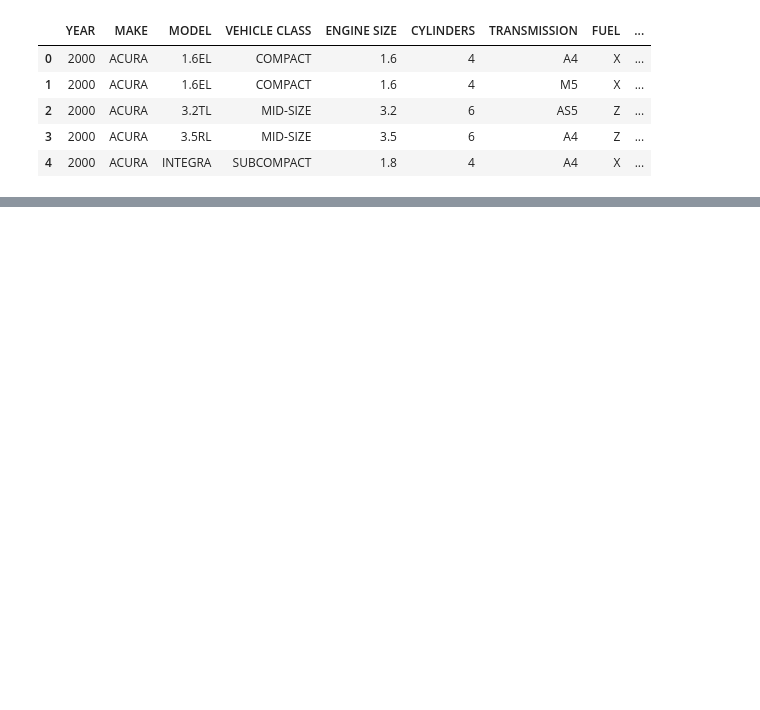
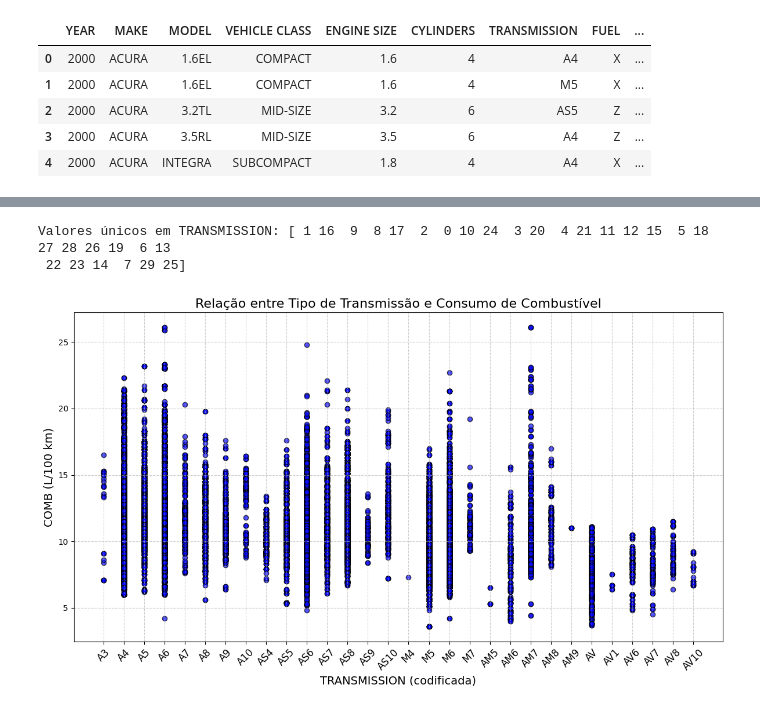
Before and after one commit to DanielFreitassc/projeto_final_ml, a Jupyter notebook: teste.ipynb, the cells around one changed output, grey strips where cells are left out. Cells and saved outputs as stored; diff of their text form; code cells hidden in the pictures; blank space fills up the shorter version.

```diff
--- a/teste.ipynb
+++ b/teste.ipynb
@@ -233,0 +279,29 @@ Melhor pontuação: 0.8726589133782372
+# %%
+transmission_mapping = {
+    'A3': 0, 'A4': 1, 'A5': 2, 'A6': 3, 'A7': 4, 'A8': 5, 'A9': 6, 'A10': 7,
+    'AS4': 8, 'AS5': 9, 'AS6': 10, 'AS7': 11, 'AS8': 12, 'AS9': 13, 'AS10': 14,
+    'M4': 15, 'M5': 16, 'M6': 17, 'M7': 18, 'AM5': 19, 'AM6': 20, 'AM7': 21,
+    'AM8': 22, 'AM9': 23, 'AV': 24, 'AV1': 25, 'AV6': 26, 'AV7': 27, 'AV8': 28, 'AV10': 29
+}
+
+if not fuel['TRANSMISSION'].apply(lambda x: isinstance(x, int)).all():
+    fuel['TRANSMISSION'] = fuel['TRANSMISSION'].map(transmission_mapping).fillna(-1)
+
+fuel['TRANSMISSION'] = fuel['TRANSMISSION'].astype(int)
+
+valores_unicos = fuel['TRANSMISSION'].unique()
+print("Valores únicos em TRANSMISSION:", valores_unicos)
+
+plt.figure(figsize=(12, 7))
+plt.scatter(fuel['TRANSMISSION'], fuel['COMB (L/100 km)'], alpha=0.7, color='blue', edgecolor='black')
+plt.title('Relação entre Tipo de Transmissão e Consumo de Combustível', fontsize=16)
+plt.xlabel('TRANSMISSION (codificada)', fontsize=14)
+plt.ylabel('COMB (L/100 km)', fontsize=14)
+plt.xticks(ticks=range(len(transmission_mapping)), labels=transmission_mapping.keys(), rotation=45, fontsize=12)
+plt.grid(True, linestyle='--', alpha=0.6)
+plt.tight_layout()
+plt.show()
+# %% [output]
+Valores únicos em TRANSMISSION: [ 1 16  9  8 17  2  0 10 24  3 20  4 21 11 12 15  5 18 27 28 26 19  6 13
+ 22 23 14  7 29 25]
+[figure, added]
```
Also changed, not shown: parts of 11 cells of this notebook, 10 other files.
